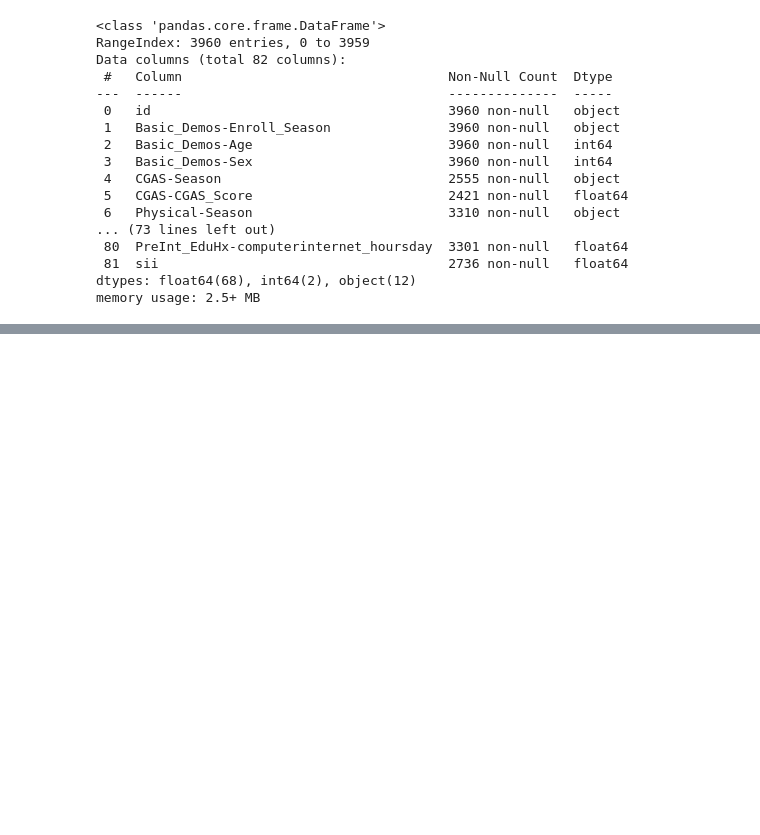
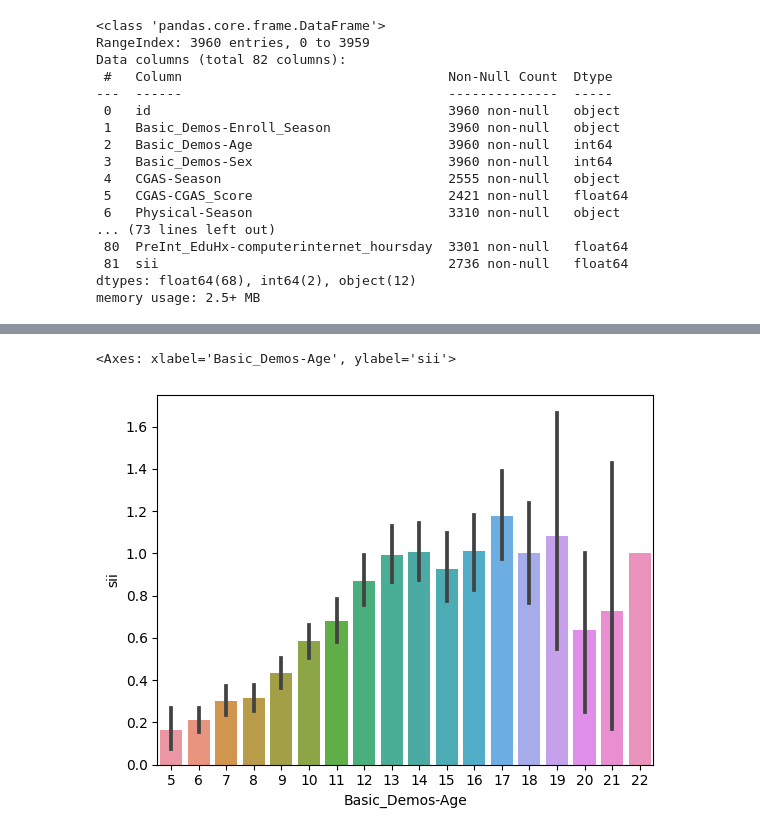
Before and after one commit to TarinPairor/kaggle-projects, a Jupyter notebook: Child_Mind_Institute.ipynb, the cells around one changed output, grey strips where cells are left out. Cells and saved outputs as stored; diff of their text form; code cells hidden in the pictures; blank space fills up the shorter version.

```diff
--- a/Child_Mind_Institute.ipynb
+++ b/Child_Mind_Institute.ipynb
@@ -92,0 +100,6 @@ memory usage: 2.5+ MB
+# %%
+import seaborn as sns
+sns.barplot(x="Basic_Demos-Age", y="sii", data=train_df)
+# %% [output]
+<Axes: xlabel='Basic_Demos-Age', ylabel='sii'>
+[figure, added]
```
Also changed, not shown: parts of 2 cells of this notebook.
